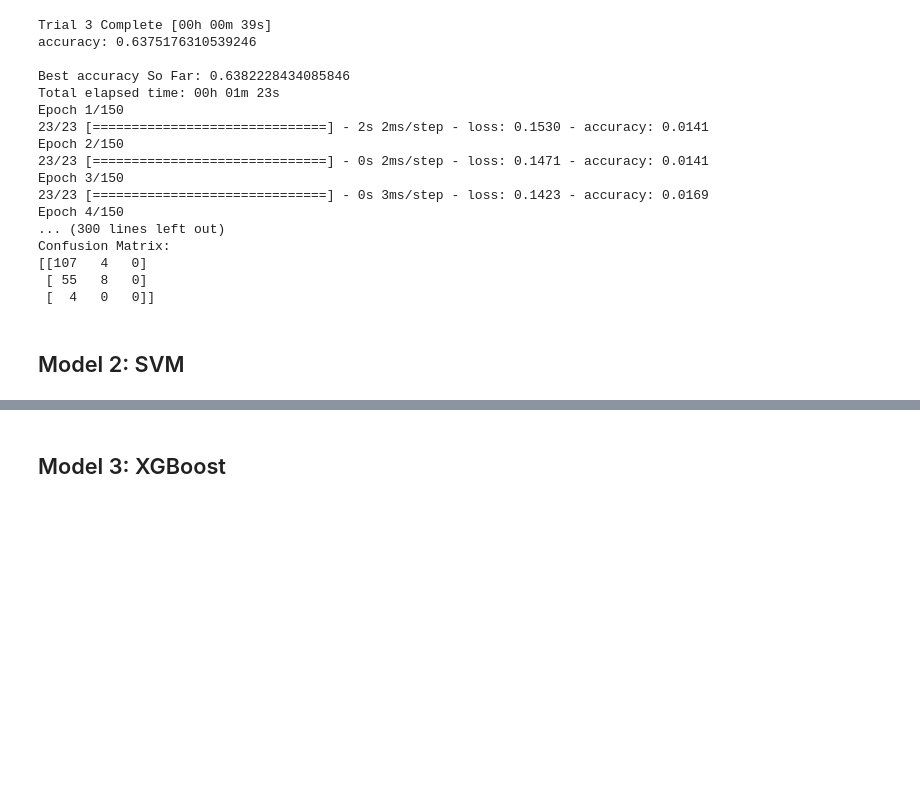
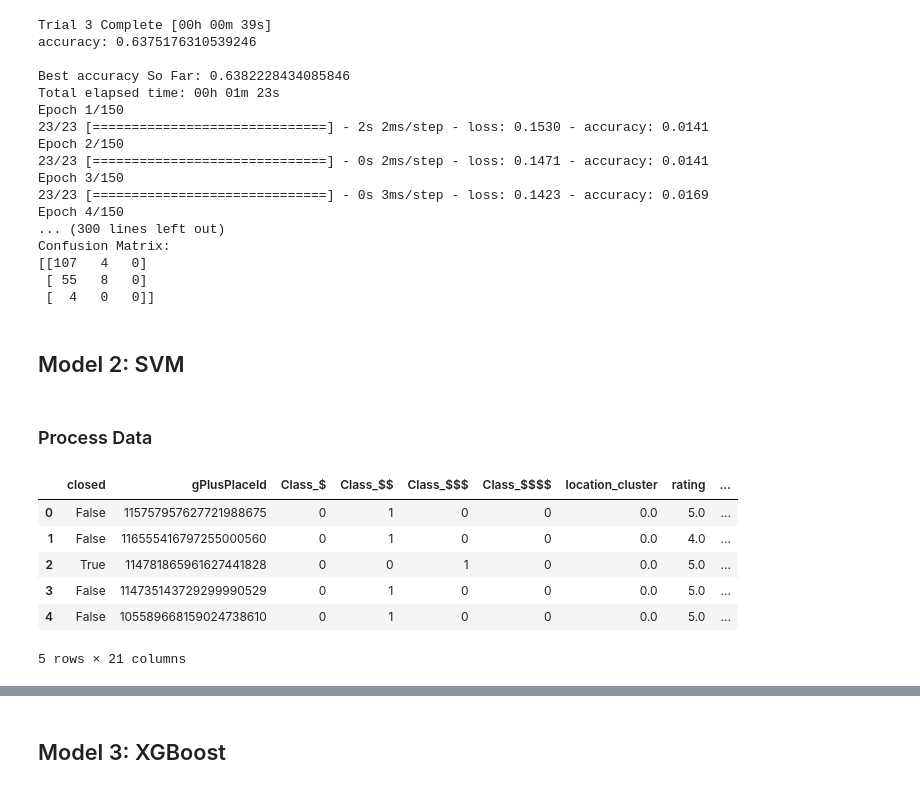
Before and after one commit to jkaminsky2/CSE-151A-Project-, a Jupyter notebook: test.ipynb, the cells around one changed output, grey strips where cells are left out. Drawn from its saved outputs; the diff is of its cells as text; code cells hidden in the pictures; blank space fills up the shorter version.

```diff
--- a/test.ipynb
+++ b/test.ipynb
@@ -693,0 +704,21 @@ Confusion Matrix:
+# %% [markdown]
+### Process Data
+# %%
+df = pd.read_csv('proc.csv', index_col=0)
+df = df[df.columns.drop(list(df.filter(regex='Unnamed')))] #Copied off stackoverflow here: https://stackoverflow.com/questions/19071199/drop-columns-whose-name-contains-a-specific-string-from-pandas-dataframe
+# %%
+df['cat_cluster'] = df['cat_cluster'].fillna(0) #Fill NAs with 0s (should be in above section but i forgot :/)
+df['location_cluster'] = df['location_cluster'].fillna(0)
+# %%
+str_cols = ['name', 'address', 'gps', 'top_category', 'relevant_cat', 'translated', 'charged_words', 'price_words', 'categories', 'unixReviewTime', 'reviewTime']
+df_num = df[df.columns.drop(str_cols)]
+# %%
+df_num.head(5)
+# %% [output]
+|  | closed | gPlusPlaceId | Class_$ | Class_$$ | Class_$$$ | Class_$$$$ | location_cluster | rating | ... |
+| 0 | False | 115757957627721988675 | 0 | 1 | 0 | 0 | 0.0 | 5.0 | ... |
+| 1 | False | 116555416797255000560 | 0 | 1 | 0 | 0 | 0.0 | 4.0 | ... |
+| 2 | True | 114781865961627441828 | 0 | 0 | 1 | 0 | 0.0 | 5.0 | ... |
+| 3 | False | 114735143729299990529 | 0 | 1 | 0 | 0 | 0.0 | 5.0 | ... |
+| 4 | False | 105589668159024738610 | 0 | 1 | 0 | 0 | 0.0 | 5.0 | ... |
+5 rows × 21 columns
```
Also changed, not shown: parts of 19 cells of this notebook.
